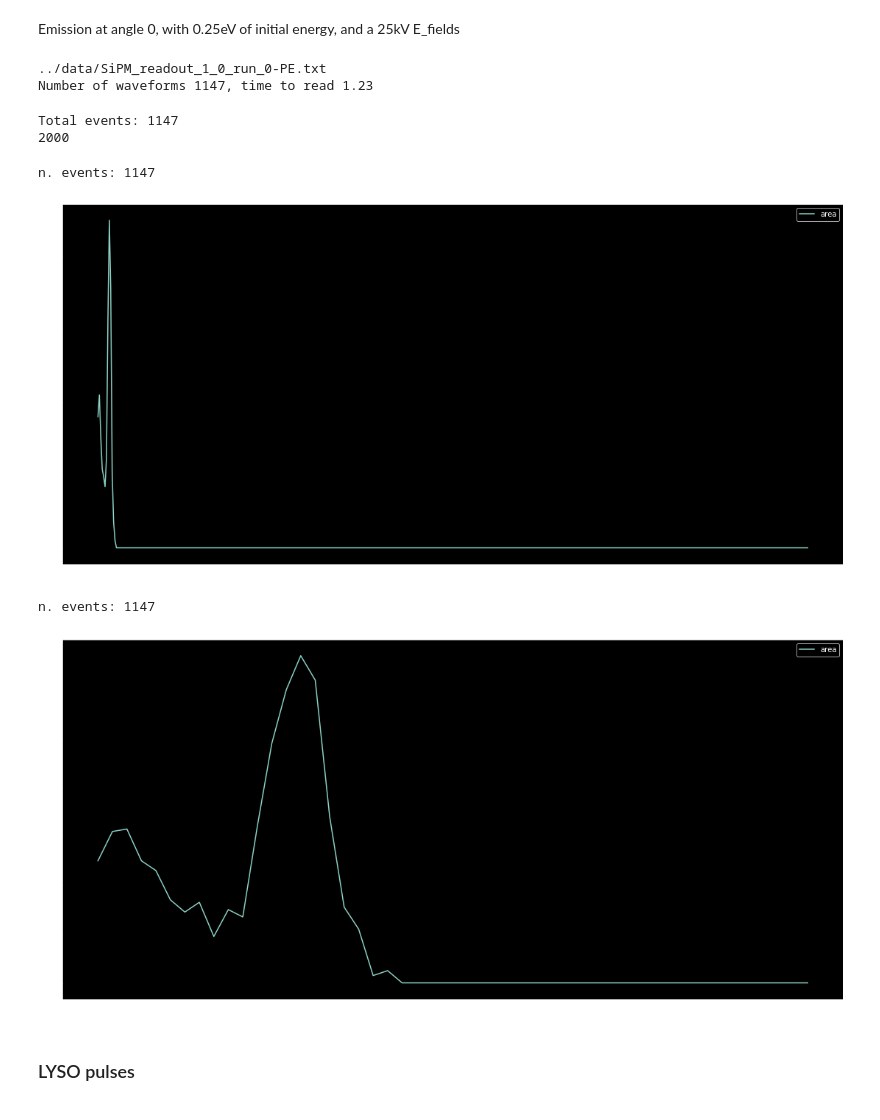
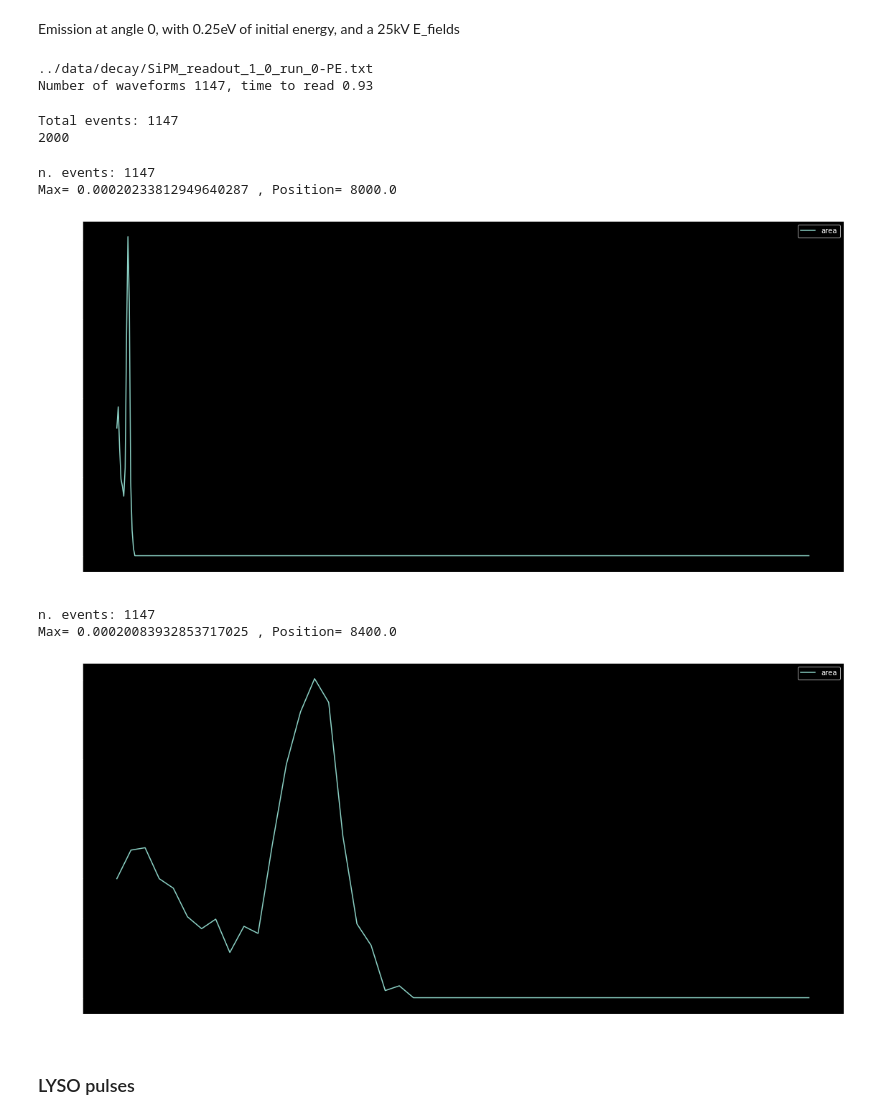
Before and after one commit to antoine-amy/Data_Processing, a Jupyter notebook: notebooks/LYSO_decay.ipynb, the cells around one changed output. Cells and saved outputs as stored; diff of their text form; code cells hidden in the pictures.

```diff
--- a/notebooks/LYSO_decay.ipynb
+++ b/notebooks/LYSO_decay.ipynb
@@ -26,28 +25,30 @@ Emission at angle 0, with 0.25eV of initial energy, and a 25kV E_fields
 # %%
 #Read data and show pulses
 #Use "../data/decay", or "/path_to_simulation/ABALONE/ABALONE_GEANT4/results/SiPM"
-wfs_pe=su.read_waveforms_from_json(path='../data/decay', spec='-PE', plot=False)
+wfs_pe=au.read_waveforms_from_json(path='../data/decay', spec='-PE', plot=False)
 # %% [output]
-../data/SiPM_readout_1_0_run_0-PE.txt
-Number of waveforms 1147, time to read 1.23
+../data/decay/SiPM_readout_1_0_run_0-PE.txt
+Number of waveforms 1147, time to read 0.93
 # %%
 #Calculate areas and integrals
-int_pe=su.calculate_integrals(wfs_pe, nn=0, inf=1000, sup=1500, plot=0, calc_int=1)
+int_pe=au.calculate_integrals(wfs_pe, nn=0, inf=1000, sup=1500, plot=0, calc_int=1)
 # %% [output]
 Total events: 1147
 2000
 # %%
 #Plot the area/integral spectrum
-su.plot_area(int_pe['area'],int_pe['integral'], xrange=(0,500000), bins=500,log=0)
+au.plot_area(int_pe['area'],int_pe['integral'], xrange=(0,500000), bins=500,log=0, norm=True)
 # %% [output]
 n. events: 1147
+Max= 0.00020233812949640287 , Position= 8000.0
-[figure, old version]
+[figure, new version]
 # %%
 #Plot the area/integral spectrum
-su.plot_area(int_pe['area'],int_pe['integral'], xrange=(0,30000), bins=50,log=0)
+au.plot_area(int_pe['area'],int_pe['integral'], xrange=(0,30000), bins=50,log=0, norm=True)
 # %% [output]
 n. events: 1147
+Max= 0.00020083932853717025 , Position= 8400.0
-[figure, old version]
+[figure, new version]
 # %% [markdown]
 ### LYSO pulses
 # %% [markdown]
```
Also changed, not shown: parts of 13 cells of this notebook, 11 other files.
